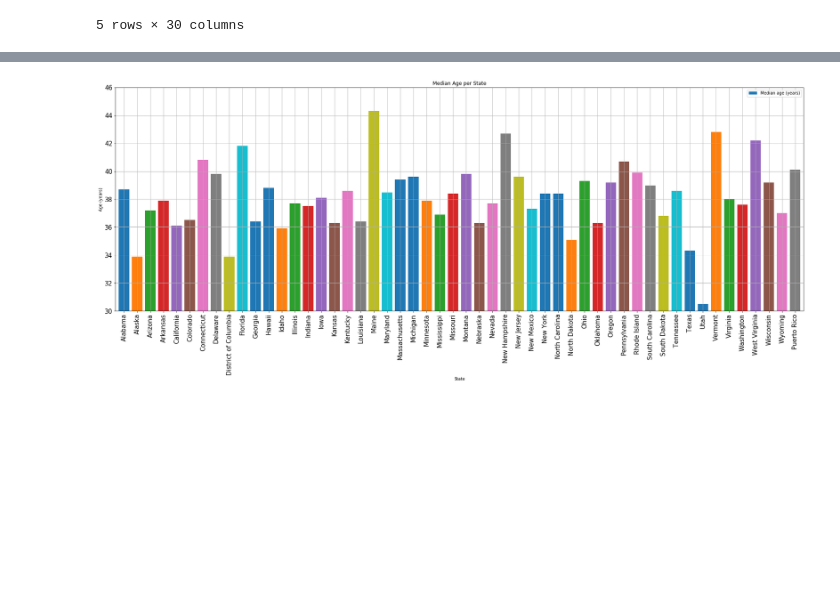
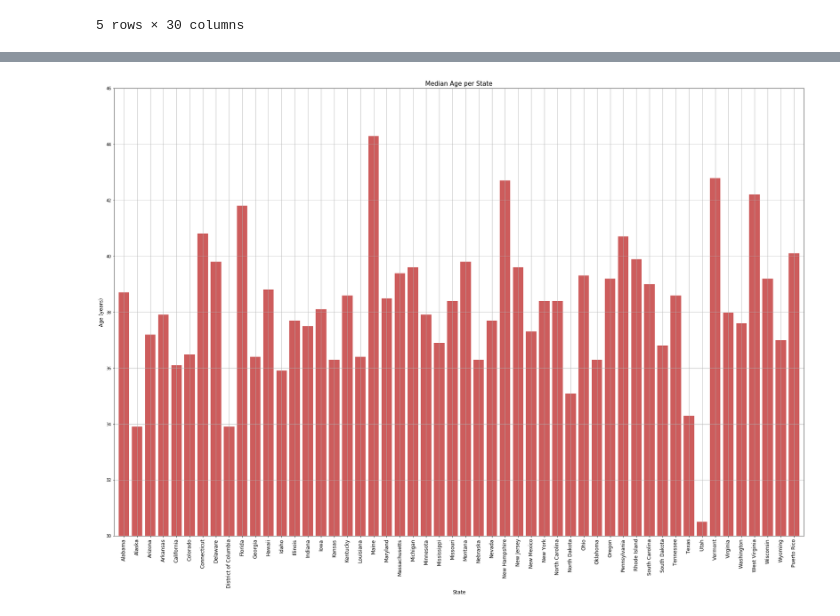
Before and after one commit to ericaleon/mental-health, a Jupyter notebook: Demographics.ipynb, the cells around one changed output, grey strips where cells are left out. Saved outputs shown, nothing was run; the diff lists cells and outputs as text; code cells hidden in the pictures; blank space fills up the shorter version.

```diff
--- a/Demographics.ipynb
+++ b/Demographics.ipynb
@@ -96,21 +101,25 @@ plt.savefig("Race.png")
 # %%
 #median age per state
-demo_data.plot.bar(x = "State", y = "Median age (years)",
-                    rot = 90,
-                    width=.8,
-                    fontsize=15)
-plt.title("Median Age per State")
-plt.ylabel("Age (years)")
+# demo_data.plot.bar(x = "State", y = "Median age (years)",
+#                     rot = 90,
+#                     width=.8,
+#                     fontsize=15)
+plt.bar(demo_data["State"], demo_data["Median age (years)"], color="indianred")
+plt.title("Median Age per State", fontsize=15)
+plt.xticks(rotation=90, fontsize=12)
+plt.xlabel("State", fontsize=12)
+plt.ylabel("Age (years)", fontsize=12)
 plt.ylim(30, 46)
+plt.xlim(-0.75, len(demo_data["State"])-0.25)
 
 fig_size = plt.rcParams["figure.figsize"]
 fig_size
 
-fig_size[0] = 25
-fig_size[1] = 8
+fig_size[0] = 30
+fig_size[1] = 20
 
 plt.grid()
 #plt.tight_layout()
 plt.savefig("Age.png")
 # %% [output]
-[figure, old version]
+[figure, new version]
```
Also changed, not shown: parts of 16 cells of this notebook, 9 other files.
